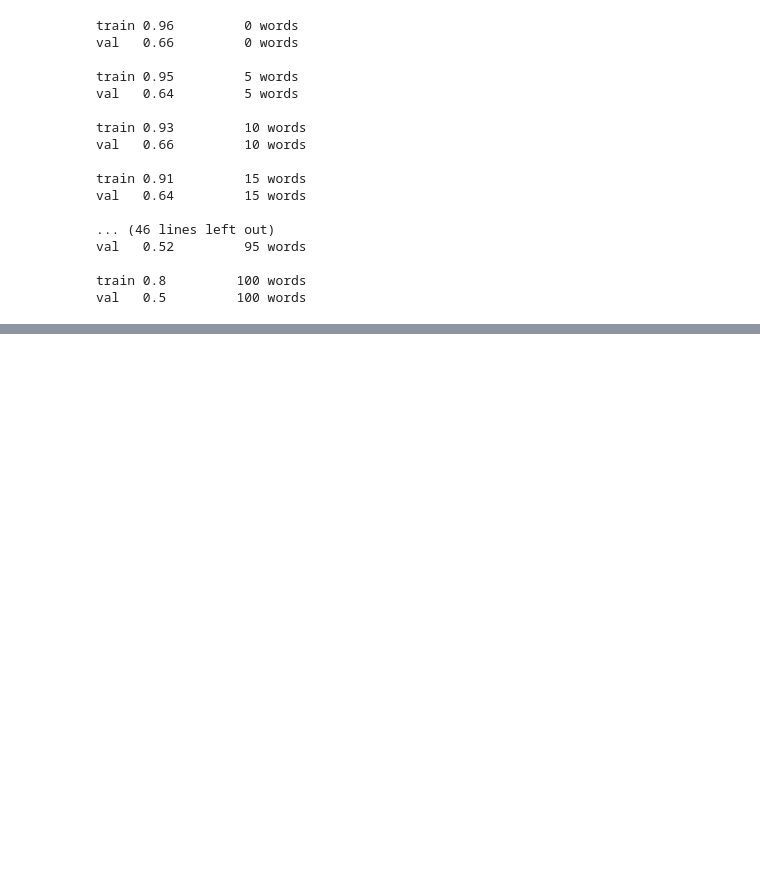
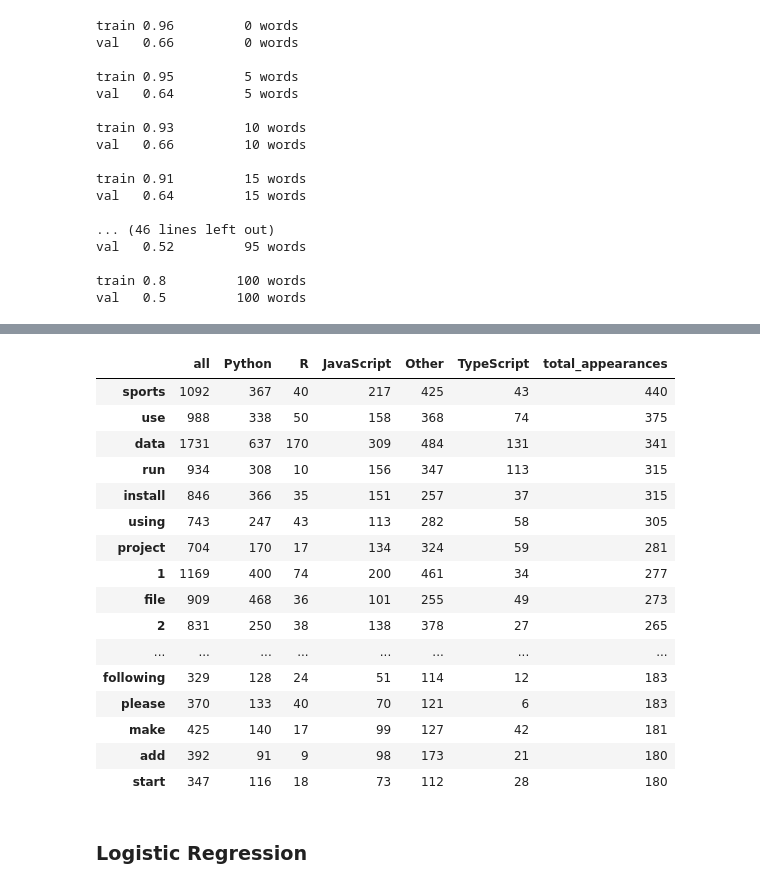
Before and after one commit to NLP-Team-Project/NLP-Project, a Jupyter notebook: nick/nick_model.ipynb, the cells around one changed output, grey strips where cells are left out. Saved outputs shown, nothing was run; the diff lists cells and outputs as text; code cells hidden in the pictures; blank space fills up the shorter version.

```diff
--- a/nick/nick_model.ipynb
+++ b/nick/nick_model.ipynb
@@ -226,3 +229,7 @@ val   0.52         95 words
 
 train 0.8         100 words
 val   0.5         100 words
+# %%
+repo = ac.acquire_repos()
+# %%
+all_words = prp.word_counts(repo, 'language', 'clean')
@@ -228,0 +250,34 @@ val   0.5         100 words
+# %%
+unique_words = list(all_words.index)
+total_appearances = []
+
+for word in unique_words:
+    n = 0
+    for row in repo.clean:
+        words = set(row.split())
+        if word in words:
+            n += 1
+    total_appearances.append(n)
+# %%
+all_words['total_appearances'] = total_appearances
+all_words.sort_values(by='total_appearances', ascending=False)[:30]
+# %% [output]
+|  | all | Python | R | JavaScript | Other | TypeScript | total_appearances |
+| sports | 1092 | 367 | 40 | 217 | 425 | 43 | 440 |
+| use | 988 | 338 | 50 | 158 | 368 | 74 | 375 |
+| data | 1731 | 637 | 170 | 309 | 484 | 131 | 341 |
+| run | 934 | 308 | 10 | 156 | 347 | 113 | 315 |
+| install | 846 | 366 | 35 | 151 | 257 | 37 | 315 |
+| using | 743 | 247 | 43 | 113 | 282 | 58 | 305 |
+| project | 704 | 170 | 17 | 134 | 324 | 59 | 281 |
+| 1 | 1169 | 400 | 74 | 200 | 461 | 34 | 277 |
+| file | 909 | 468 | 36 | 101 | 255 | 49 | 273 |
+| 2 | 831 | 250 | 38 | 138 | 378 | 27 | 265 |
+| ... | ... | ... | ... | ... | ... | ... | ... |
+| following | 329 | 128 | 24 | 51 | 114 | 12 | 183 |
+| please | 370 | 133 | 40 | 70 | 121 | 6 | 183 |
+| make | 425 | 140 | 17 | 99 | 127 | 42 | 181 |
+| add | 392 | 91 | 9 | 98 | 173 | 21 | 180 |
+| start | 347 | 116 | 18 | 73 | 112 | 28 | 180 |
+# %% [markdown]
+### Logistic Regression
```
Also changed, not shown: parts of 8 cells of this notebook, 5 other files.
